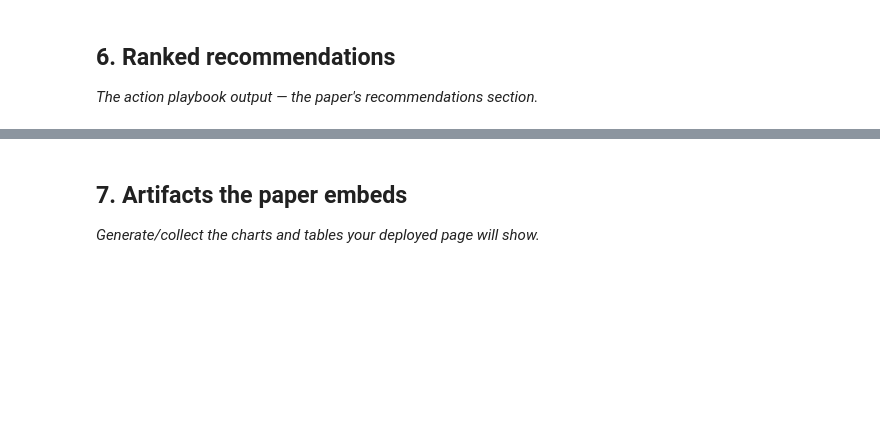
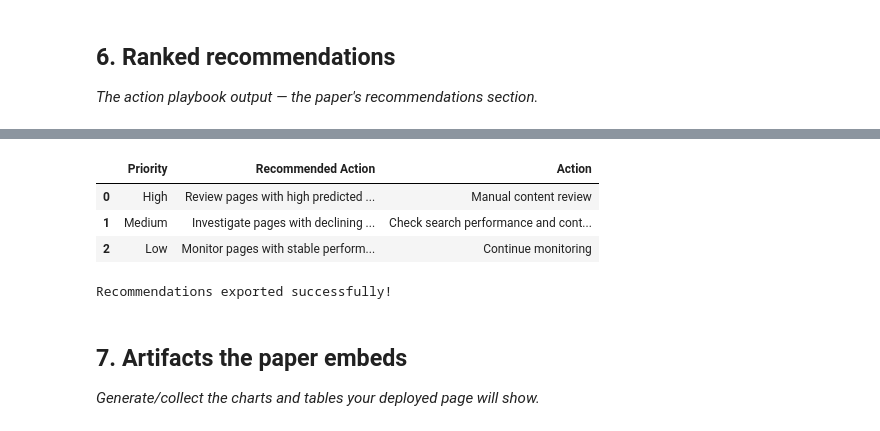
Before and after one commit to piasa19/flyrank-ml-internship-starter, a Jupyter notebook: work/notebooks/capstone.ipynb, the cells around one changed output, grey strips where cells are left out. Saved outputs shown, nothing was run; the diff lists cells and outputs as text; code cells hidden in the pictures; blank space fills up the shorter version.

```diff
--- a/work/notebooks/capstone.ipynb
+++ b/work/notebooks/capstone.ipynb
@@ -33,3 +315,39 @@ This skeleton is yours to fill. Work the sections **in order** — each one has
+# %%
+# Section 6: Ranked Recommendations
+
+recommendations = pd.DataFrame({
+    "Priority": [
+        "High",
+        "Medium",
+        "Low"
+    ],
+    "Recommended Action": [
+        "Review pages with high predicted needs_refresh scores",
+        "Investigate pages with declining clicks or CTR",
+        "Monitor pages with stable performance"
+    ],
+    "Action": [
+        "Manual content review",
+        "Check search performance and content quality",
+        "Continue monitoring"
+    ]
+})
+
+display(recommendations)
+
+# Export recommendations
+recommendations.to_csv(
+    "ranked_recommendations.csv",
+    index=False
+)
+
+print("Recommendations exported successfully!")
+# %% [output]
+|  | Priority | Recommended Action | Action |
+| 0 | High | Review pages with high predicted ... | Manual content review |
+| 1 | Medium | Investigate pages with declining ... | Check search performance and cont... |
+| 2 | Low | Monitor pages with stable perform... | Continue monitoring |
+Recommendations exported successfully!
 # %% [markdown]
 ## 7. Artifacts the paper embeds
 
```
Also changed, not shown: parts of 13 cells of this notebook.
